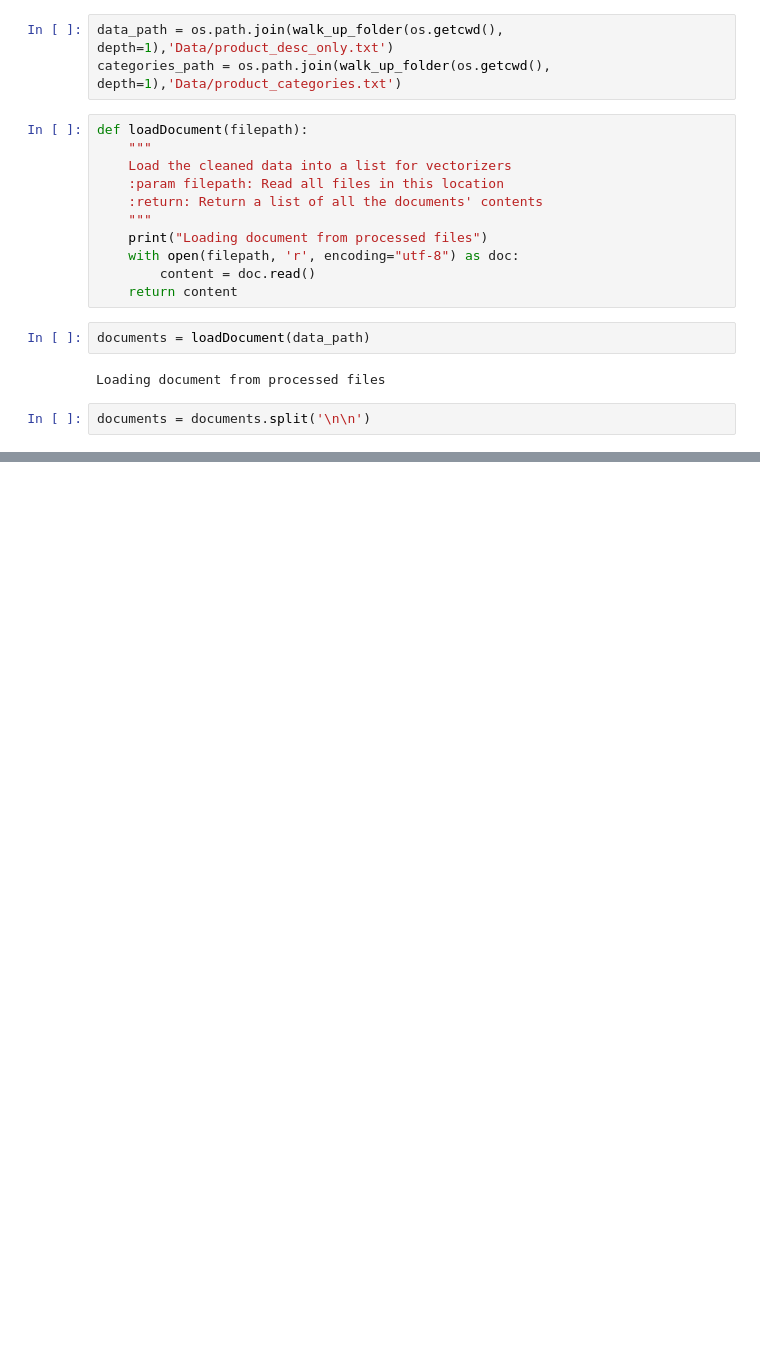
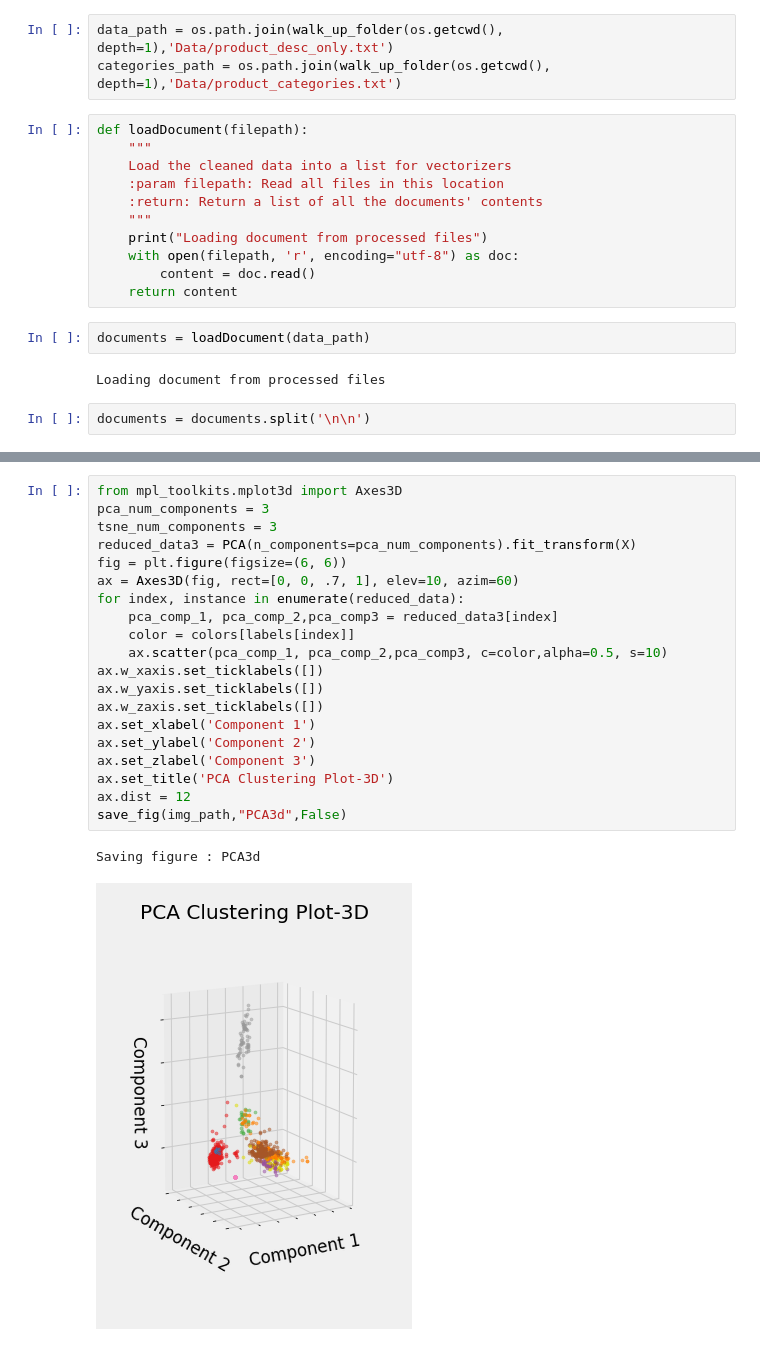
Before and after one commit to snknitin/Product-Classification-Challenge, a Jupyter notebook: Text_features.ipynb, the cells around one changed output, grey strips where cells are left out. Saved outputs shown, nothing was run; the diff lists cells and outputs as text; blank space fills up the shorter version.

```diff
--- a/Text_features.ipynb
+++ b/Text_features.ipynb
@@ -73,0 +397,23 @@ tf_vectorizer = CountVectorizer(max_df=0.95, min_df=2, max_features=vocab_size,
+# %%
+from mpl_toolkits.mplot3d import Axes3D
+pca_num_components = 3
+tsne_num_components = 3
+reduced_data3 = PCA(n_components=pca_num_components).fit_transform(X)
+fig = plt.figure(figsize=(6, 6))
+ax = Axes3D(fig, rect=[0, 0, .7, 1], elev=10, azim=60)
+for index, instance in enumerate(reduced_data):
+    pca_comp_1, pca_comp_2,pca_comp3 = reduced_data3[index]
+    color = colors[labels[index]]
+    ax.scatter(pca_comp_1, pca_comp_2,pca_comp3, c=color,alpha=0.5, s=10)
+ax.w_xaxis.set_ticklabels([])
+ax.w_yaxis.set_ticklabels([])
+ax.w_zaxis.set_ticklabels([])
+ax.set_xlabel('Component 1')
+ax.set_ylabel('Component 2')
+ax.set_zlabel('Component 3')
+ax.set_title('PCA Clustering Plot-3D')
+ax.dist = 12
+save_fig(img_path,"PCA3d",False)
+# %% [output]
+Saving figure : PCA3d
+[figure, added]
```
Also changed, not shown: parts of 35 cells of this notebook.
